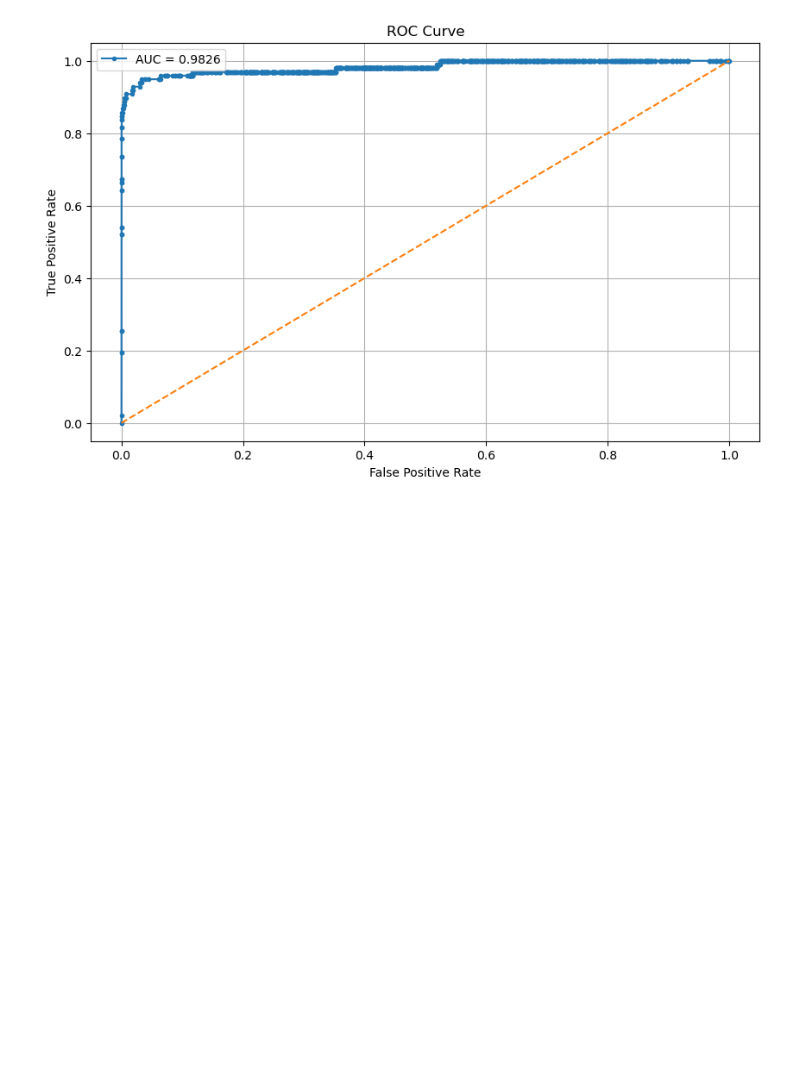
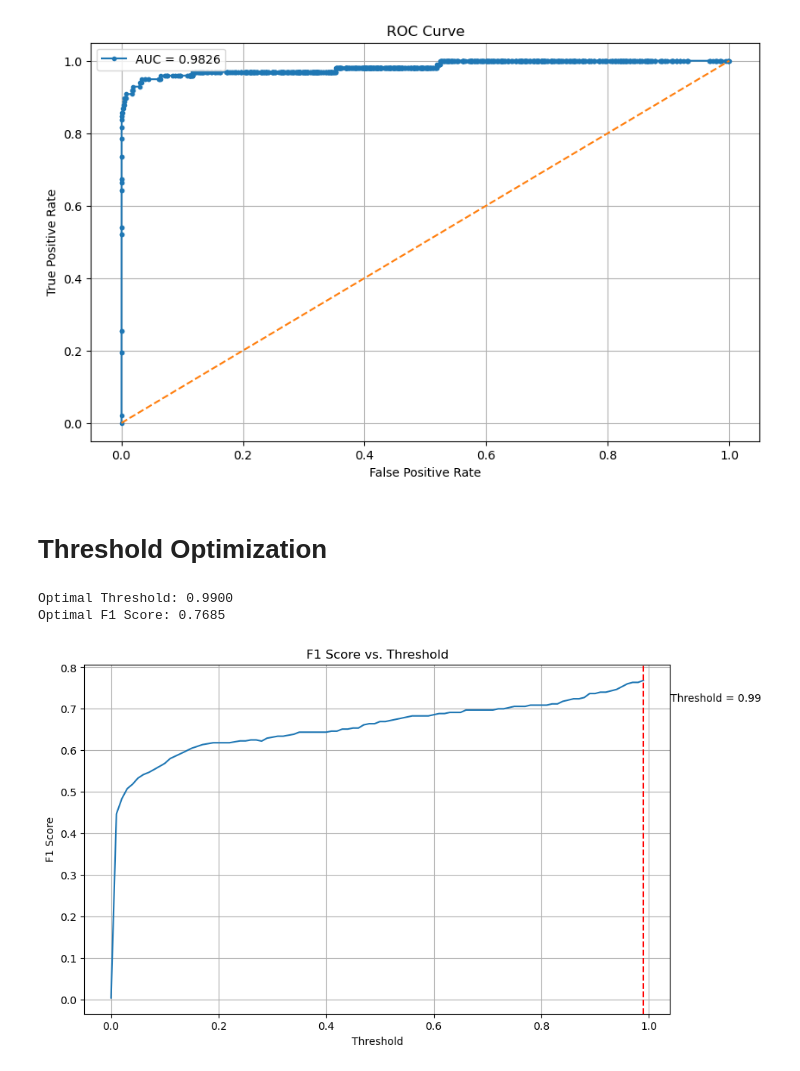
Before and after one commit to parth0774/Credit-Card-Fraud-Detection, a Jupyter notebook: credit-card-fraud-detection.ipynb, the cells around one changed output. Drawn from its saved outputs; the diff is of its cells as text; code cells hidden in the pictures; blank space fills up the shorter version.

```diff
--- a/credit-card-fraud-detection.ipynb
+++ b/credit-card-fraud-detection.ipynb
@@ -312,3 +320,39 @@ plt.grid(True)
 plt.show()
 # %% [output]
 [figure]
+# %% [markdown]
+# Threshold Optimization
+# %%
+# Find the optimal threshold for classification
+thresholds = np.arange(0, 1, 0.01)
+f1_scores = []
+
+from sklearn.metrics import f1_score
+
+for threshold in thresholds:
+    y_pred_threshold = (y_pred_prob > threshold).astype(int)
+    f1 = f1_score(y_test, y_pred_threshold)
+    f1_scores.append(f1)
+
+# Find the threshold that maximizes F1 score
+optimal_threshold = thresholds[np.argmax(f1_scores)]
+optimal_f1 = max(f1_scores)
+
+print(f"\nOptimal Threshold: {optimal_threshold:.4f}")
+print(f"Optimal F1 Score: {optimal_f1:.4f}")
+# %% [output]
+Optimal Threshold: 0.9900
+Optimal F1 Score: 0.7685
+# %%
+# Plot F1 score vs. threshold
+plt.figure(figsize=(10, 6))
+plt.plot(thresholds, f1_scores)
+plt.axvline(x=optimal_threshold, color='r', linestyle='--')
+plt.text(optimal_threshold+0.05, optimal_f1-0.05, f'Threshold = {optimal_threshold:.2f}')
+plt.title('F1 Score vs. Threshold')
+plt.xlabel('Threshold')
+plt.ylabel('F1 Score')
+plt.grid(True)
+plt.show()
+# %% [output]
+[figure, added]
```
Also changed, not shown: parts of 13 cells of this notebook, 4 other files.
